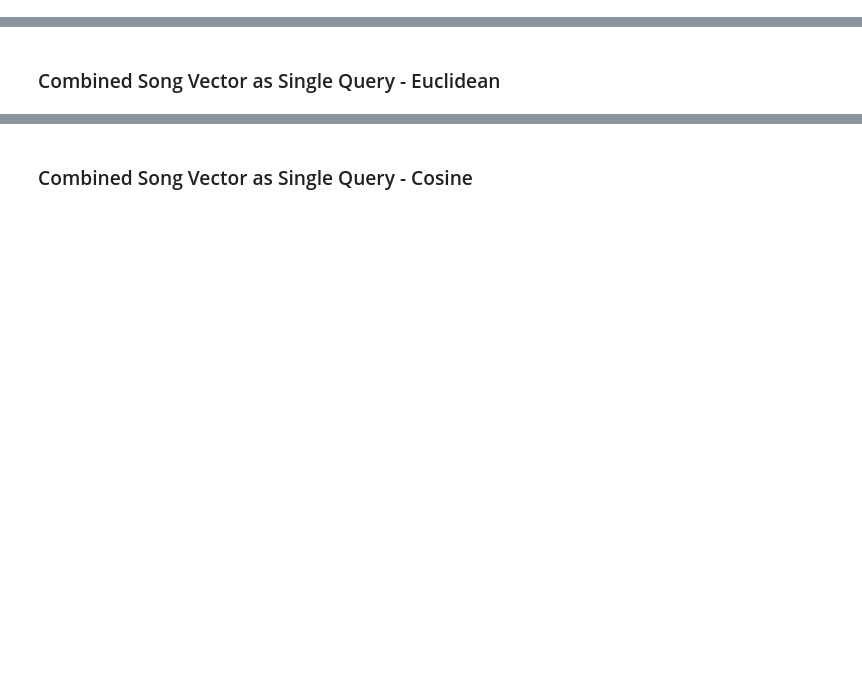
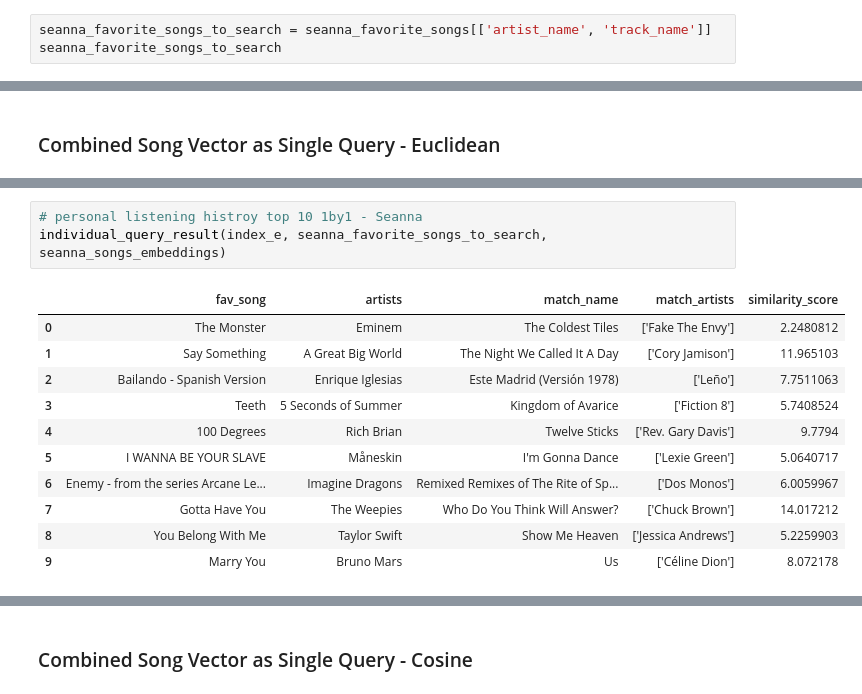
Before and after one commit to sz8689/COS_597A_Project, a Jupyter notebook: Music recommendation system.ipynb, the cells around one changed output, grey strips where cells are left out. Drawn from its saved outputs; the diff is of its cells as text; blank space fills up the shorter version.

```diff
--- a/Music recommendation system.ipynb
+++ b/Music recommendation system.ipynb
@@ -479,3 +494,6 @@ seanna_favorite_songs
 | 7 | The Weepies | Gotta Have You | 1YjMWOorkBaP4MdKkKtp4y | 50 | 2005 | acoustic | 0.678 | 0.363 | 11 | ... |
 | 8 | Taylor Swift | You Belong With Me | 3GCL1PydwsLodcpv0Ll1ch | 68 | 2008 | pop | 0.687 | 0.783 | 6 | ... |
 | 9 | Bruno Mars | Marry You | 22PMfvdz35fFKYnJyMn077 | 74 | 2010 | dance | 0.621 | 0.820 | 10 | ... |
+# %%
+seanna_favorite_songs_to_search = seanna_favorite_songs[['artist_name', 'track_name']]
+seanna_favorite_songs_to_search
@@ -1190,0 +953,15 @@ result_spotify
+# %%
+# personal listening histroy top 10 1by1 - Seanna
+individual_query_result(index_e, seanna_favorite_songs_to_search, seanna_songs_embeddings)
+# %% [output]
+|  | fav_song | artists | match_name | match_artists | similarity_score |
+| 0 | The Monster | Eminem | The Coldest Tiles | ['Fake The Envy'] | 2.2480812 |
+| 1 | Say Something | A Great Big World | The Night We Called It A Day | ['Cory Jamison'] | 11.965103 |
+| 2 | Bailando - Spanish Version | Enrique Iglesias | Este Madrid (Versión 1978) | ['Leño'] | 7.7511063 |
+| 3 | Teeth | 5 Seconds of Summer | Kingdom of Avarice | ['Fiction 8'] | 5.7408524 |
+| 4 | 100 Degrees | Rich Brian | Twelve Sticks | ['Rev. Gary Davis'] | 9.7794 |
+| 5 | I WANNA BE YOUR SLAVE | Måneskin | I'm Gonna Dance | ['Lexie Green'] | 5.0640717 |
+| 6 | Enemy - from the series Arcane Le... | Imagine Dragons | Remixed Remixes of The Rite of Sp... | ['Dos Monos'] | 6.0059967 |
+| 7 | Gotta Have You | The Weepies | Who Do You Think Will Answer? | ['Chuck Brown'] | 14.017212 |
+| 8 | You Belong With Me | Taylor Swift | Show Me Heaven | ['Jessica Andrews'] | 5.2259903 |
+| 9 | Marry You | Bruno Mars | Us | ['Céline Dion'] | 8.072178 |
```
Also changed, not shown: parts of 84 cells of this notebook.
